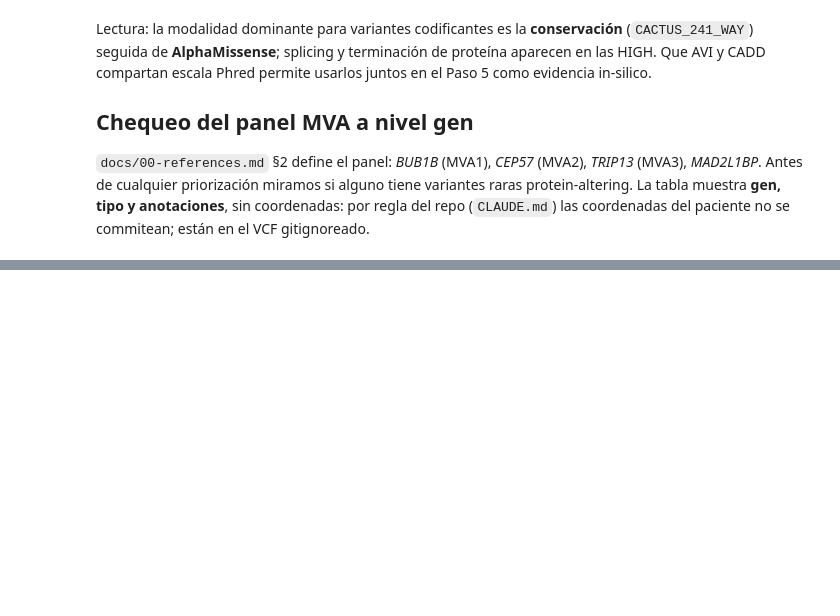
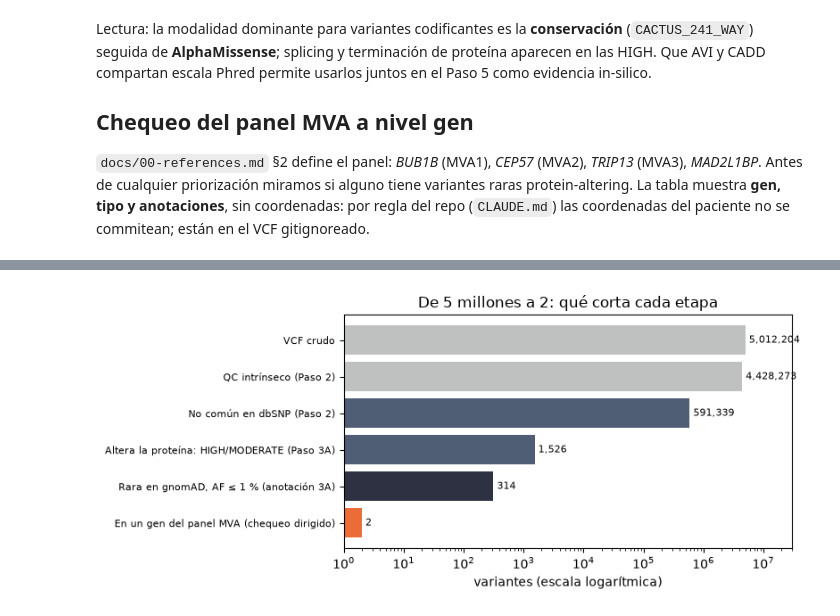
Before and after one commit to samuelefaggiano-limens/rare-disease-real-kid, a Jupyter notebook: notebooks/notebook/track1_step3_exp01-vcf_annotating.ipynb, the cells around one changed output, grey strips where cells are left out. Cells and saved outputs as stored; diff of their text form; code cells hidden in the pictures; blank space fills up the shorter version.

```diff
--- a/notebooks/notebook/track1_step3_exp01-vcf_annotating.ipynb
+++ b/notebooks/notebook/track1_step3_exp01-vcf_annotating.ipynb
@@ -386,0 +395,16 @@ Versión interactiva con selector Español/English arriba a la derecha · Intera
+# %%
+# Embudo de reducción. Los dos primeros valores vienen del log de run_step2_prefilter.py (2026-09-17).
+RAW, QC = 5_012_204, 4_428_273
+n_step2 = sum(1 for _ in iter_vcf(STEP2))                       # sobreviven a dbSNP Common
+n_coding = len(a3)                                              # HIGH/MODERATE (Paso 3A)
+rare_gnomad = a3[a3.gnomad_af.fillna(0) <= 0.01]                # AF <= 1 % o sin dato (= ausente de gnomAD)
+n_rare = len(rare_gnomad)
+n_panel = int(len(panel))
+
+funnel = pd.DataFrame({"variantes": [RAW, QC, n_step2, n_coding, n_rare, n_panel]},
+    index=["VCF crudo", "QC intrínseco (Paso 2)", "No común en dbSNP (Paso 2)",
+           "Altera la proteína: HIGH/MODERATE (Paso 3A)", "Rara en gnomAD, AF ≤ 1 % (anotación 3A)",
+           "En un gen del panel MVA (chequeo dirigido)"])
+funnel["% del crudo"] = (funnel.variantes / RAW * 100).round(3)
+funnel["descartadas en este paso"] = (funnel.variantes.shift(1) - funnel.variantes).fillna(0).astype(int)
+funnel
@@ -386,0 +419,13 @@ Versión interactiva con selector Español/English arriba a la derecha · Intera
+# %%
+fig, ax = plt.subplots(figsize=(8, 3.6))
+vals = funnel.variantes.values
+ypos = list(range(len(vals)))[::-1]
+ax.barh(ypos, vals, color=["#bfc0c0", "#bfc0c0", "#4f5d75", "#4f5d75", "#2d3142", "#eb6c36"])
+ax.set_xscale("log"); ax.set_xlim(1, 3e7)
+ax.set_yticks(ypos); ax.set_yticklabels(funnel.index, fontsize=8)
+for y, v in zip(ypos, vals):
+    ax.text(v * 1.15, y, f"{v:,}", va="center", fontsize=8)
+ax.set_xlabel("variantes (escala logarítmica)"); ax.set_title("De 5 millones a 2: qué corta cada etapa")
+plt.tight_layout(); plt.show()
+# %% [output]
+[figure, added]
```
Also changed, not shown: parts of 6 cells of this notebook.
